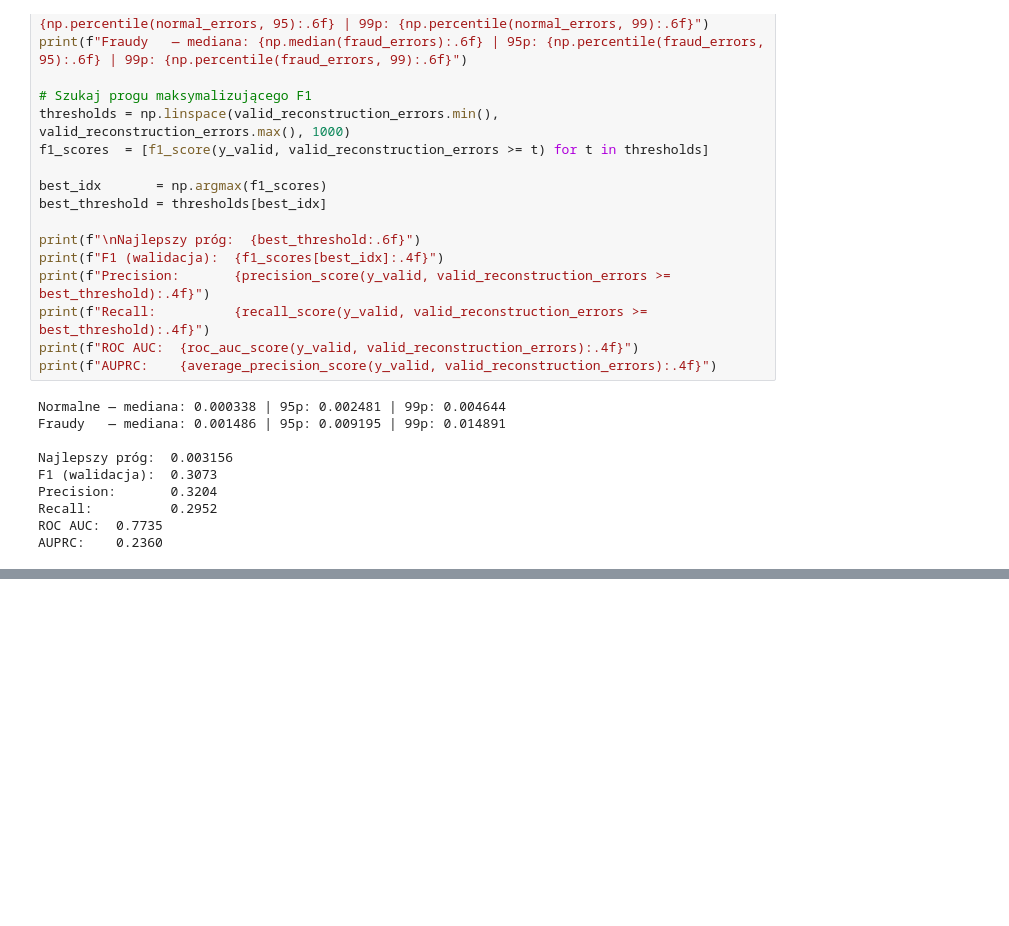
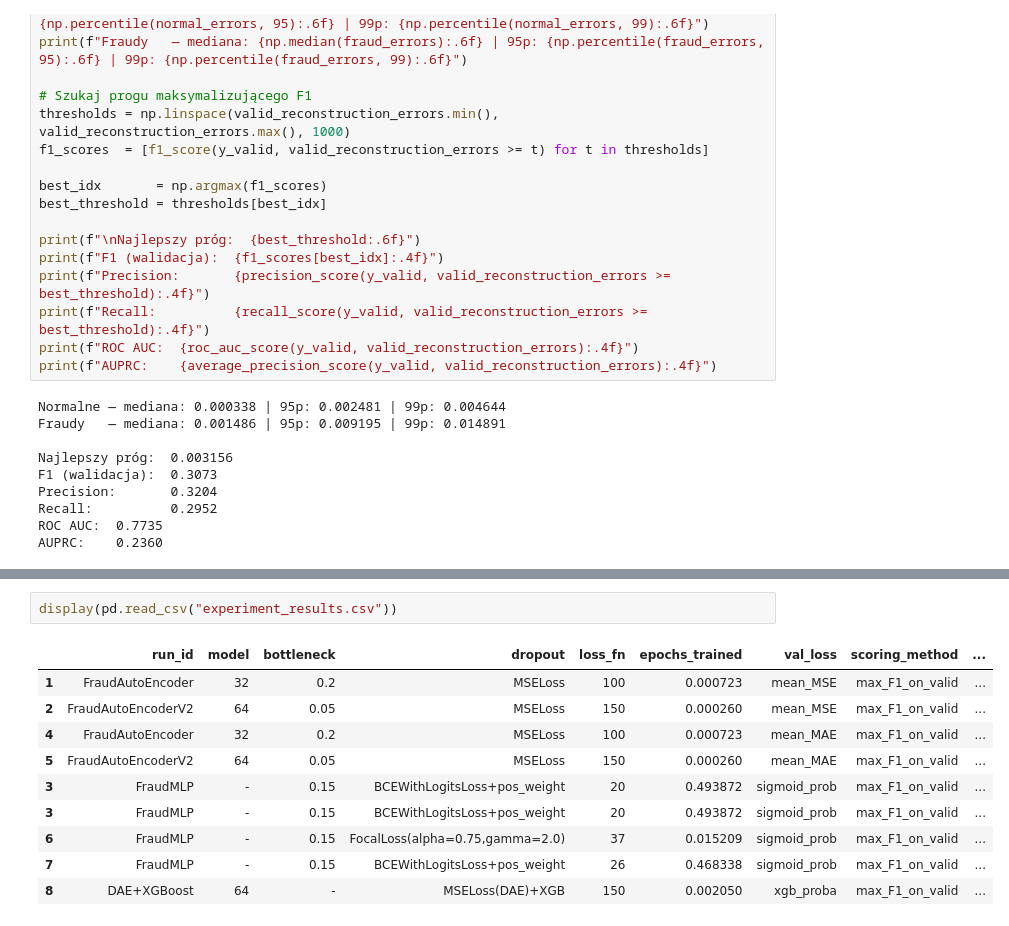
Before and after one commit to MadejMatt/DM_project, a Jupyter notebook: 04_SieciNeuronowe_AutoEncoder/04_AutoEncoder.ipynb, the cells around one changed output, grey strips where cells are left out. Saved outputs shown, nothing was run; the diff lists cells and outputs as text; blank space fills up the shorter version.

Commit message:
wstępne drafty dla MLP i DAE+XGBoost, ostatnie próby bardzo mocno przetrenowane

```diff
--- a/04_SieciNeuronowe_AutoEncoder/04_AutoEncoder.ipynb
+++ b/04_SieciNeuronowe_AutoEncoder/04_AutoEncoder.ipynb
@@ -517,0 +1358,13 @@ ROC AUC (latent IF): 0.7225
+# %%
+display(pd.read_csv("experiment_results.csv"))
+# %% [output]
+|  | run_id | model | bottleneck | dropout | loss_fn | epochs_trained | val_loss | scoring_method | ... |
+| 1 | FraudAutoEncoder | 32 | 0.2 | MSELoss | 100 | 0.000723 | mean_MSE | max_F1_on_valid | ... |
+| 2 | FraudAutoEncoderV2 | 64 | 0.05 | MSELoss | 150 | 0.000260 | mean_MSE | max_F1_on_valid | ... |
+| 4 | FraudAutoEncoder | 32 | 0.2 | MSELoss | 100 | 0.000723 | mean_MAE | max_F1_on_valid | ... |
+| 5 | FraudAutoEncoderV2 | 64 | 0.05 | MSELoss | 150 | 0.000260 | mean_MAE | max_F1_on_valid | ... |
+| 3 | FraudMLP | - | 0.15 | BCEWithLogitsLoss+pos_weight | 20 | 0.493872 | sigmoid_prob | max_F1_on_valid | ... |
+| 3 | FraudMLP | - | 0.15 | BCEWithLogitsLoss+pos_weight | 20 | 0.493872 | sigmoid_prob | max_F1_on_valid | ... |
+| 6 | FraudMLP | - | 0.15 | FocalLoss(alpha=0.75,gamma=2.0) | 37 | 0.015209 | sigmoid_prob | max_F1_on_valid | ... |
+| 7 | FraudMLP | - | 0.15 | BCEWithLogitsLoss+pos_weight | 26 | 0.468338 | sigmoid_prob | max_F1_on_valid | ... |
+| 8 | DAE+XGBoost | 64 | - | MSELoss(DAE)+XGB | 150 | 0.002050 | xgb_proba | max_F1_on_valid | ... |
```
Also changed, not shown: parts of 18 cells of this notebook.
